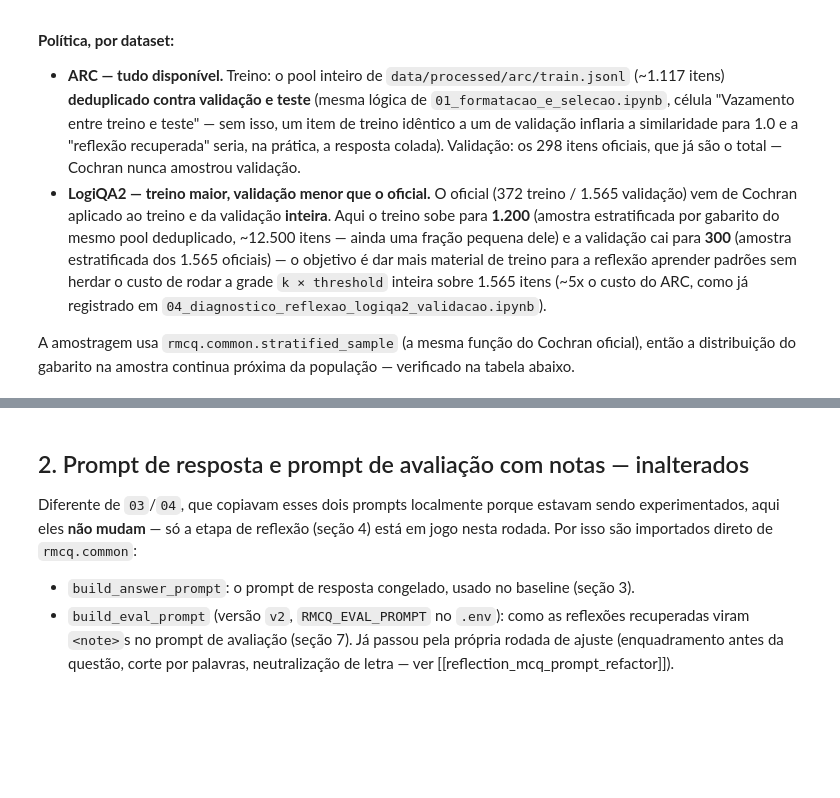
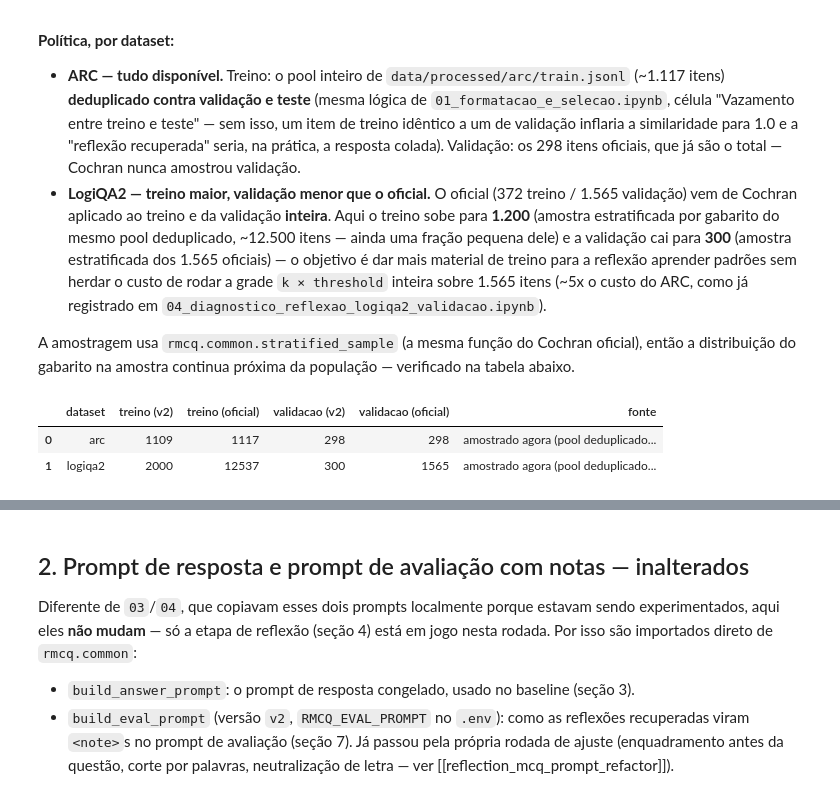
Before and after one commit to RodrigoFlexa/Reflection-MCQ, a Jupyter notebook: notebooks/05_reflexao_v2_prompts_novos_com_gabarito.ipynb, the cells around one changed output, grey strips where cells are left out. Saved outputs shown, nothing was run; the diff lists cells and outputs as text; code cells hidden in the pictures; blank space fills up the shorter version.

Commit message:
results

```diff
--- a/notebooks/05_reflexao_v2_prompts_novos_com_gabarito.ipynb
+++ b/notebooks/05_reflexao_v2_prompts_novos_com_gabarito.ipynb
@@ -197,10 +202,10 @@ def dedup_train_pool(dataset):
 # (subamostra) sem precisar de dois caminhos de codigo.
 SELECTION_SPEC = {
     "arc":     {"train_n": None, "val_n": None},   # None = todas as disponiveis
-    "logiqa2": {"train_n": 1200, "val_n": 300},
+    "logiqa2": {"train_n": 2000, "val_n": 300},
 }
 
-FORCE_RESELECT = False  # True para ignorar o cache em results/reflection_v2/data/ e reamostrar
+FORCE_RESELECT = True  # True para ignorar o cache em results/reflection_v2/data/ e reamostrar
 
 train_selected, val_selected = {}, {}
 selection_report = []
@@ -211,33 +216,37 @@ for dataset in DATASETS:
 
     if train_path.exists() and val_path.exists() and not FORCE_RESELECT:
         train_selected[dataset] = read_jsonl(train_path)
         val_selected[dataset] = read_jsonl(val_path)
         fonte = "cache (results/reflection_v2/data/)"
     else:
         pool, n_raw = dedup_train_pool(dataset)
         train_n = SELECTION_SPEC[dataset]["train_n"] or len(pool)
         train_selected[dataset] = stratified_sample(pool, n=train_n, seed=SEED)
 
         official_val = read_jsonl(PROCESSED_DIR / dataset / "validation.jsonl")
         val_n = SELECTION_SPEC[dataset]["val_n"] or len(official_val)
         val_selected[dataset] = stratified_sample(official_val, n=val_n, seed=SEED)
 
         write_jsonl(train_path, train_selected[dataset])
         write_jsonl(val_path, val_selected[dataset])
         fonte = f"amostrado agora (pool deduplicado: {n_raw} bruto -> {len(pool)} limpo)"
 
     official_train_n = len(read_jsonl(PROCESSED_DIR / dataset / "train.jsonl"))
     official_val_n = len(read_jsonl(PROCESSED_DIR / dataset / "validation.jsonl"))
     selection_report.append({
         "dataset": dataset,
         "treino (v2)": len(train_selected[dataset]),
         "treino (oficial)": official_train_n,
         "validacao (v2)": len(val_selected[dataset]),
         "validacao (oficial)": official_val_n,
         "fonte": fonte,
     })
 
 pd.DataFrame(selection_report)
+# %% [output]
+|  | dataset | treino (v2) | treino (oficial) | validacao (v2) | validacao (oficial) | fonte |
+| 0 | arc | 1109 | 1117 | 298 | 298 | amostrado agora (pool deduplicado... |
+| 1 | logiqa2 | 2000 | 12537 | 300 | 1565 | amostrado agora (pool deduplicado... |
 # %%
 # Verificacao de vazamento: nenhum item do treino v2 pode coincidir (por dedup_key) com a
 # validacao v2 nem com o teste oficial. Trava com AssertionError se falhar -- diferente das
```
Also changed, not shown: parts of 22 cells of this notebook.
